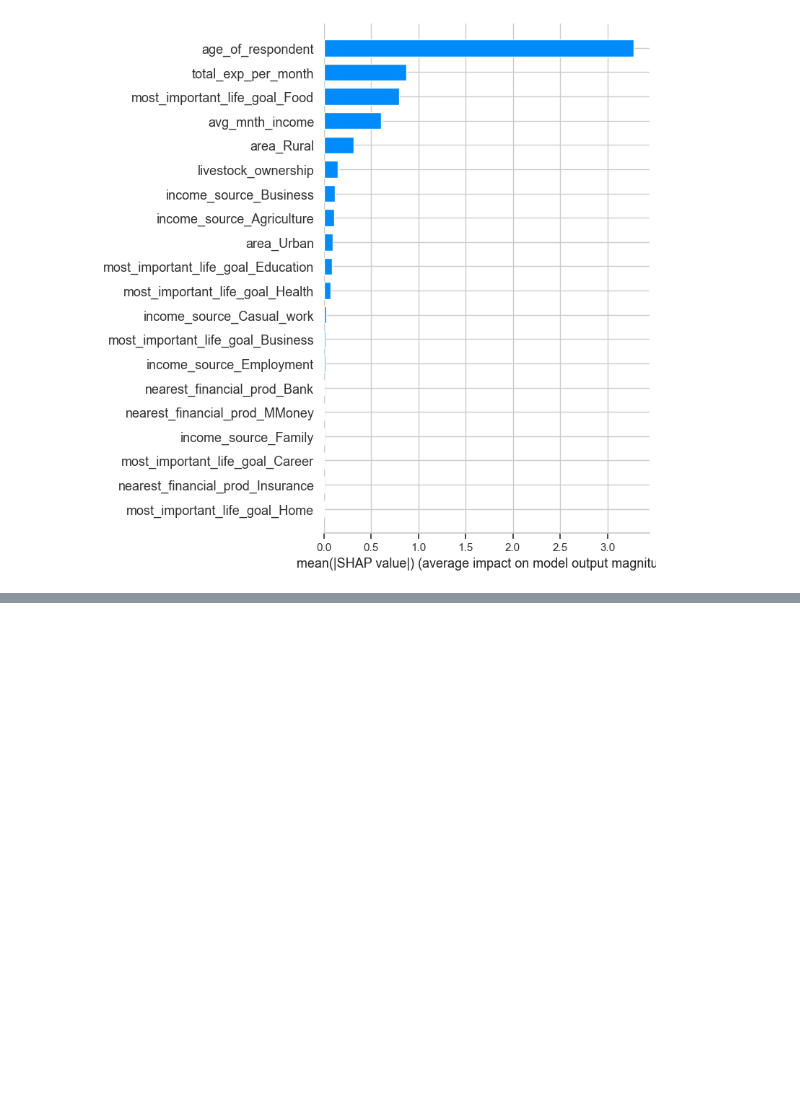
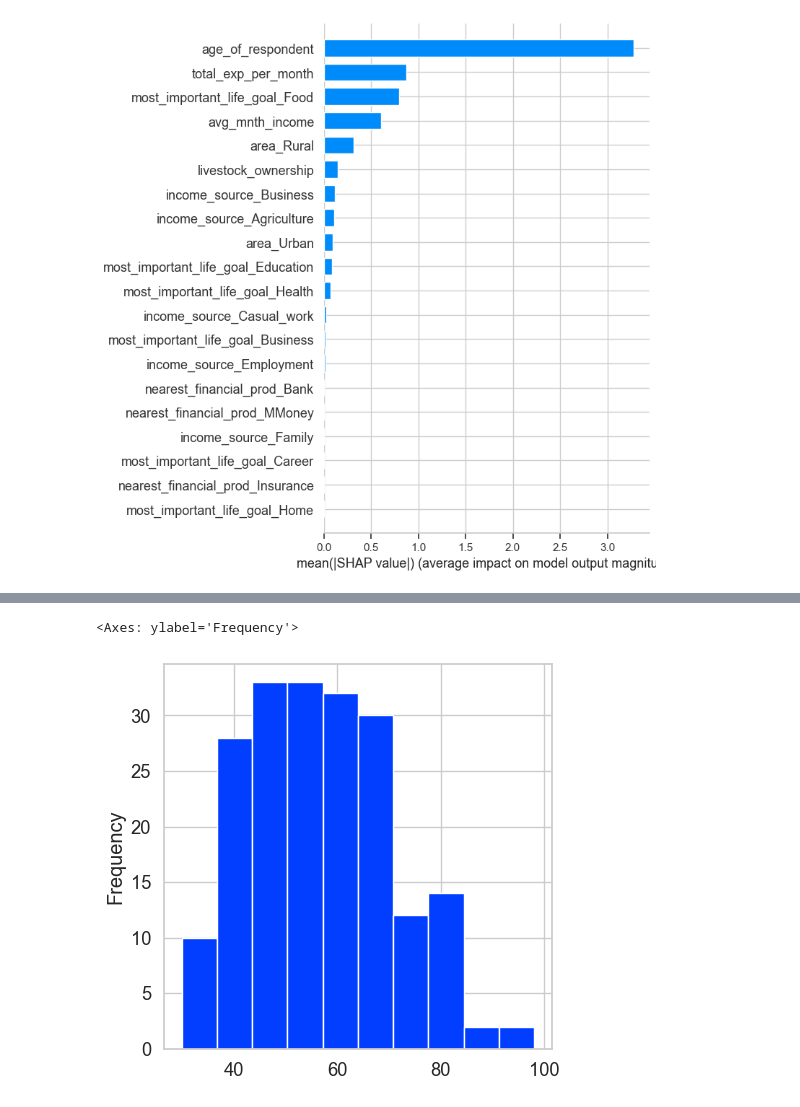
Before and after one commit to BonfaceGabriel/Insurance-prediction, a Jupyter notebook: test.ipynb, the cells around one changed output, grey strips where cells are left out. Cells and saved outputs as stored; diff of their text form; code cells hidden in the pictures; blank space fills up the shorter version.

```diff
--- a/test.ipynb
+++ b/test.ipynb
@@ -915,0 +919,5 @@ nakuru_df['insurance'] = nakuru_df['insurance'].replace(replacements)
+# %%
+cluster3['age_of_respondent'].plot(kind='hist')
+# %% [output]
+<Axes: ylabel='Frequency'>
+[figure, added]
```
Also changed, not shown: parts of 12 cells of this notebook.
